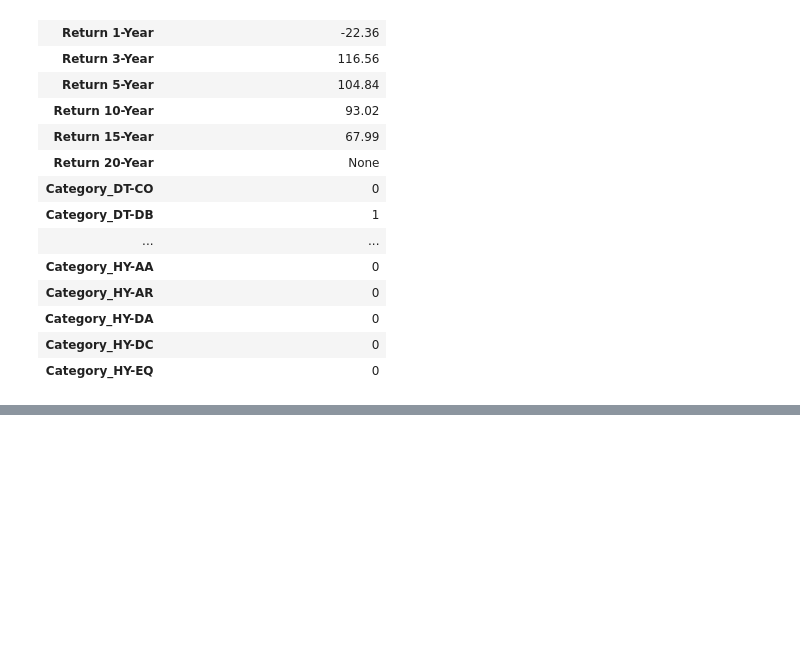
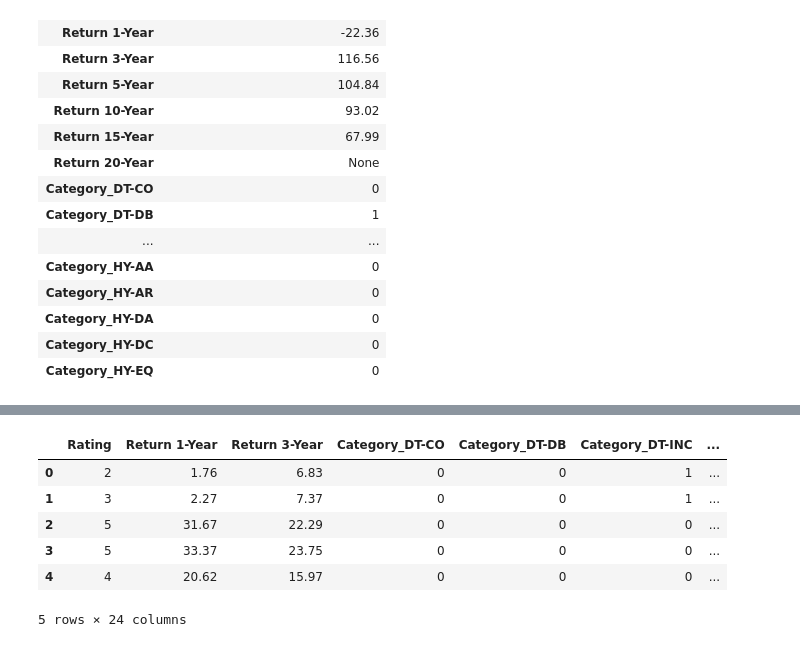
Before and after one commit to MritunjayMohitesh/SIP_return_analysis, a Jupyter notebook: sip_analysis.ipynb, the cells around one changed output, grey strips where cells are left out. Drawn from its saved outputs; the diff is of its cells as text; code cells hidden in the pictures; blank space fills up the shorter version.

```diff
--- a/sip_analysis.ipynb
+++ b/sip_analysis.ipynb
@@ -140,3 +131,5 @@ df_new.head()
+# %%
+df = df_new
 # %%
 len(df)
 # %% [output]
@@ -154,8 +147,6 @@ Return 10-Year     330
 Return 15-Year     165
 Return 20-Year      34
 dtype: int64
-# %%
-df['Category'] = pd.factorize(df['Category'] )[0]
 # %%
 df.head()
 # %% [output]
@@ -597,0 +601,21 @@ pd.DataFrame(df[df['Return 1-Year']<0].sum(axis=0))
+# %%
+training_cols = ['Rating', 'Return 1-Year', 'Return 3-Year',
+       'Category_DT-CO     ', 'Category_DT-DB     ', 'Category_DT-INC    ',
+       'Category_DT-LIQ    ', 'Category_DT-ST     ', 'Category_DT-UST    ',
+       'Category_EQ-BANK   ', 'Category_EQ-INFRA  ', 'Category_EQ-LC     ',
+       'Category_EQ-MC     ', 'Category_EQ-MLC    ', 'Category_EQ-SC     ',
+       'Category_EQ-TS     ', 'Category_GL-MLT    ', 'Category_GL-ST     ',
+       'Category_HY-AA     ', 'Category_HY-AR     ', 'Category_HY-DA     ',
+       'Category_HY-DC     ', 'Category_HY-EQ     ', 'Return 5-Year']
+# %%
+df_train = df[training_cols]
+# %%
+df_train.head()
+# %% [output]
+|  | Rating | Return 1-Year | Return 3-Year | Category_DT-CO | Category_DT-DB | Category_DT-INC | ... |
+| 0 | 2 | 1.76 | 6.83 | 0 | 0 | 1 | ... |
+| 1 | 3 | 2.27 | 7.37 | 0 | 0 | 1 | ... |
+| 2 | 5 | 31.67 | 22.29 | 0 | 0 | 0 | ... |
+| 3 | 5 | 33.37 | 23.75 | 0 | 0 | 0 | ... |
+| 4 | 4 | 20.62 | 15.97 | 0 | 0 | 0 | ... |
+5 rows × 24 columns
```
Also changed, not shown: parts of 41 cells of this notebook.
